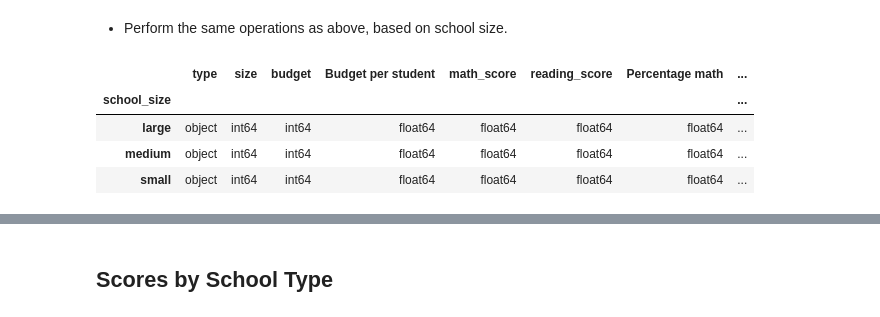
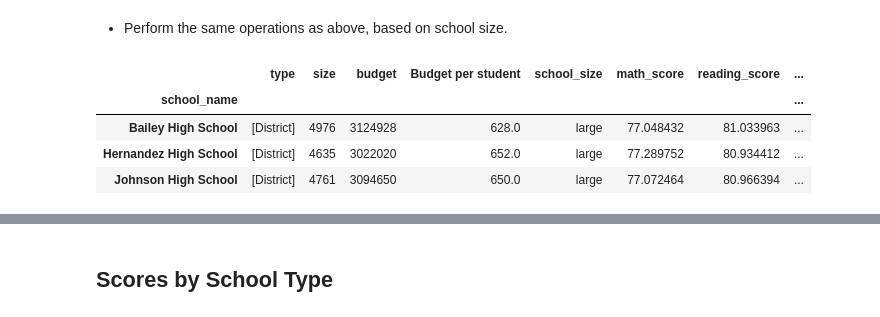
Before and after one commit to BanuNathan/pandas-Challenge, a Jupyter notebook: PyCitySchools/PyCitySchools_starter.ipynb, the cells around one changed output, grey strips where cells are left out. Cells and saved outputs as stored; diff of their text form; code cells hidden in the pictures.

```diff
--- a/PyCitySchools/PyCitySchools_starter.ipynb
+++ b/PyCitySchools/PyCitySchools_starter.ipynb
@@ -373,28 +389,28 @@ budget_summary
 * Perform the same operations as above, based on school size.
 # %%
 small=school_summary_final["size"] < 2000
-small_df=school_summary_final.loc[size1000]
+small_df=school_summary_final.loc[small]
 small_df.insert(loc=4,column='school_size',value='small')
 small_df
 
 medium=(school_summary_final["size"] >= 2000) & (school_summary_final["size"] < 4000)
 medium_df=school_summary_final.loc[medium]
 medium_df.insert(loc=4,column='school_size',value='medium')
 medium_df
 
 large=school_summary_final["size"] >= 4000
 large_df=school_summary_final.loc[large]
 large_df.insert(loc=4,column='school_size',value='large')
 large_df
+# %% [output]
+|  | type | size | budget | Budget per student | school_size | math_score | reading_score | ... |
+| school_name |  |  |  |  |  |  |  | ... |
+| Bailey High School | [District] | 4976 | 3124928 | 628.0 | large | 77.048432 | 81.033963 | ... |
+| Hernandez High School | [District] | 4635 | 3022020 | 652.0 | large | 77.289752 | 80.934412 | ... |
+| Johnson High School | [District] | 4761 | 3094650 | 650.0 | large | 77.072464 | 80.966394 | ... |
 # %%
 vertical_size = pd.concat([small_df, medium_df,large_df], axis=0)
 vertical_size_group=  vertical_size.groupby(['school_size'])
-# %% [output]
-|  | type | size | budget | Budget per student | math_score | reading_score | Percentage math | ... |
-| school_size |  |  |  |  |  |  |  | ... |
-| large | object | int64 | int64 | float64 | float64 | float64 | float64 | ... |
-| medium | object | int64 | int64 | float64 | float64 | float64 | float64 | ... |
-| small | object | int64 | int64 | float64 | float64 | float64 | float64 | ... |
 # %%
 tableA = vertical_size_group["reading_score"].mean()
 tableA_df=pd.DataFrame(tableA)
```
Also changed, not shown: parts of 9 cells of this notebook.
